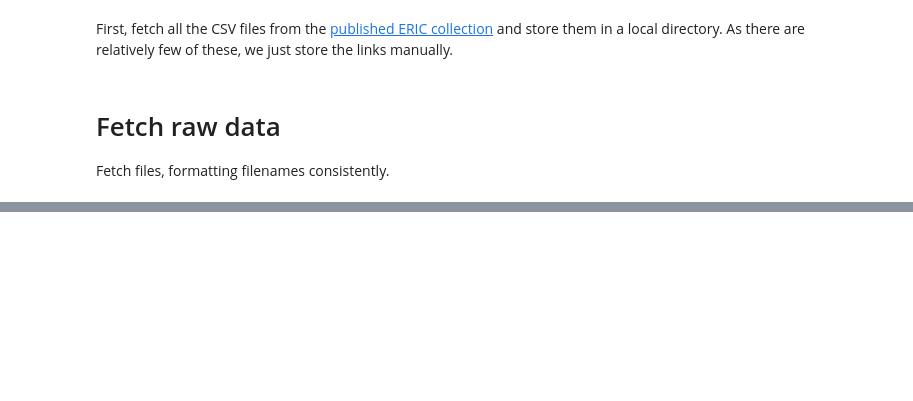
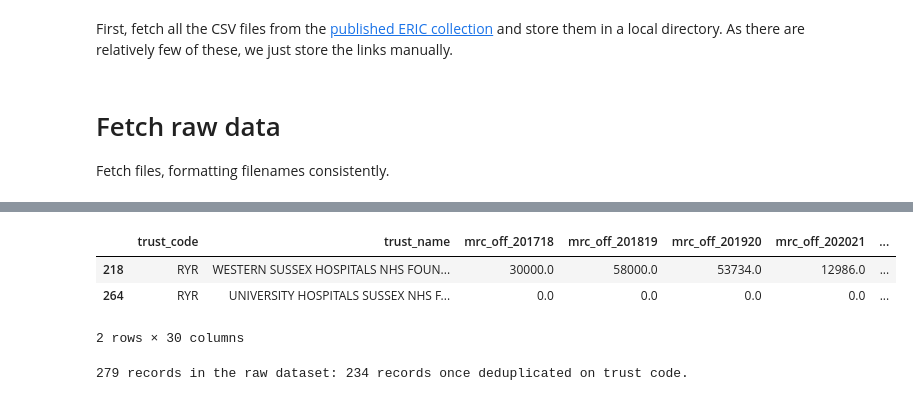
Before and after one commit to regulate-tech/nhstech, a Jupyter notebook: subject-mrc/1_obtain_eric_data.ipynb, the cells around one changed output, grey strips where cells are left out. Cells and saved outputs as stored; diff of their text form; code cells hidden in the pictures; blank space fills up the shorter version.

```diff
--- a/subject-mrc/1_obtain_eric_data.ipynb
+++ b/subject-mrc/1_obtain_eric_data.ipynb
@@ -217,0 +163,13 @@ Some of the trusts in this file have since become inactive. We want to flag thes
+# %%
+# Order columns by year.
+trust_df = trust_df.reindex(sorted(trust_df.columns, key=lambda x: x.split()[-1] if '_' in x else x), axis=1)
+
+# And put the name and code columns first.
+mrc_columns = [col for col in trust_df.columns if col.startswith("mrc_")]
+mrc_columns.sort()
+cols = ['trust_code', 'trust_name'] + mrc_columns
+trust_df = trust_df[cols]
+
+# Drop the null column (this is an artefact of how we process the data).
+trust_df = trust_df[~trust_df.trust_name.isnull()]
+trust_df[trust_df.trust_code == 'R0A']
@@ -217,0 +180,7 @@ Some of the trusts in this file have since become inactive. We want to flag thes
+# %%
+# Replace null values, and tidy up number formatting.
+number_columns = [col for col in trust_df.columns if col.startswith("mrc_on") or col.startswith("mrc_off")]
+trust_df[number_columns] = trust_df[number_columns].apply(lambda x: x.str.replace(',', ''))
+trust_df[number_columns] = trust_df[number_columns].apply(pd.to_numeric, errors='coerce')
+trust_df.fillna({col: 0 for col in number_columns}, inplace=True)
+trust_df[trust_df.trust_code == 'R0A']
@@ -217,0 +199,33 @@ Some of the trusts in this file have since become inactive. We want to flag thes
+# %%
+# Confirm that there are aren't any currently active duplicate codes - all the dupes
+# are trusts that were active in the past.
+currently_active_trusts = trust_df[trust_df['mrc_on_202324'].notna() | trust_df['mrc_off_202324'].notna()]
+duplicates = currently_active_trusts[currently_active_trusts['trust_code'].duplicated(keep=False)]
+# An example of a duplicate entry.
+trust_df[trust_df.trust_code == 'RYR']
+# %% [output]
+|  | trust_code | trust_name | mrc_off_201718 | mrc_off_201819 | mrc_off_201920 | mrc_off_202021 | ... |
+| 218 | RYR | WESTERN SUSSEX HOSPITALS NHS FOUN... | 30000.0 | 58000.0 | 53734.0 | 12986.0 | ... |
+| 264 | RYR | UNIVERSITY HOSPITALS SUSSEX NHS F... | 0.0 | 0.0 | 0.0 | 0.0 | ... |
+2 rows × 30 columns
+# %%
+# Group on trust code: sum numeric values, concatenate string values (like trust name).
+def join_strings(x):
+    return ' / '.join(x.unique())
+
+numeric_cols = trust_df.select_dtypes(include=['number']).columns.tolist()
+string_cols = trust_df.select_dtypes(include=['string', 'object']).columns.tolist()
+string_cols.remove("trust_code")
+agg_dict = {
+    **{col: 'sum' for col in numeric_cols},
+    **{col: lambda x: ', '.join(x.dropna()) for col in string_cols}
+}
+df = trust_df.groupby('trust_code').agg(agg_dict)
+df.reset_index(inplace=True)
+
+string_cols.remove("trust_name") # We don't want this twice.
+df = df[['trust_code', 'trust_name'] + numeric_cols + string_cols] # Order the columns nicely.
+df.head()
+print(len(trust_df), 'records in the raw dataset:', len(df), 'records once deduplicated on trust code.')
+# %% [output]
+279 records in the raw dataset: 234 records once deduplicated on trust code.
```
Also changed, not shown: parts of 25 cells of this notebook, 20 other files.
